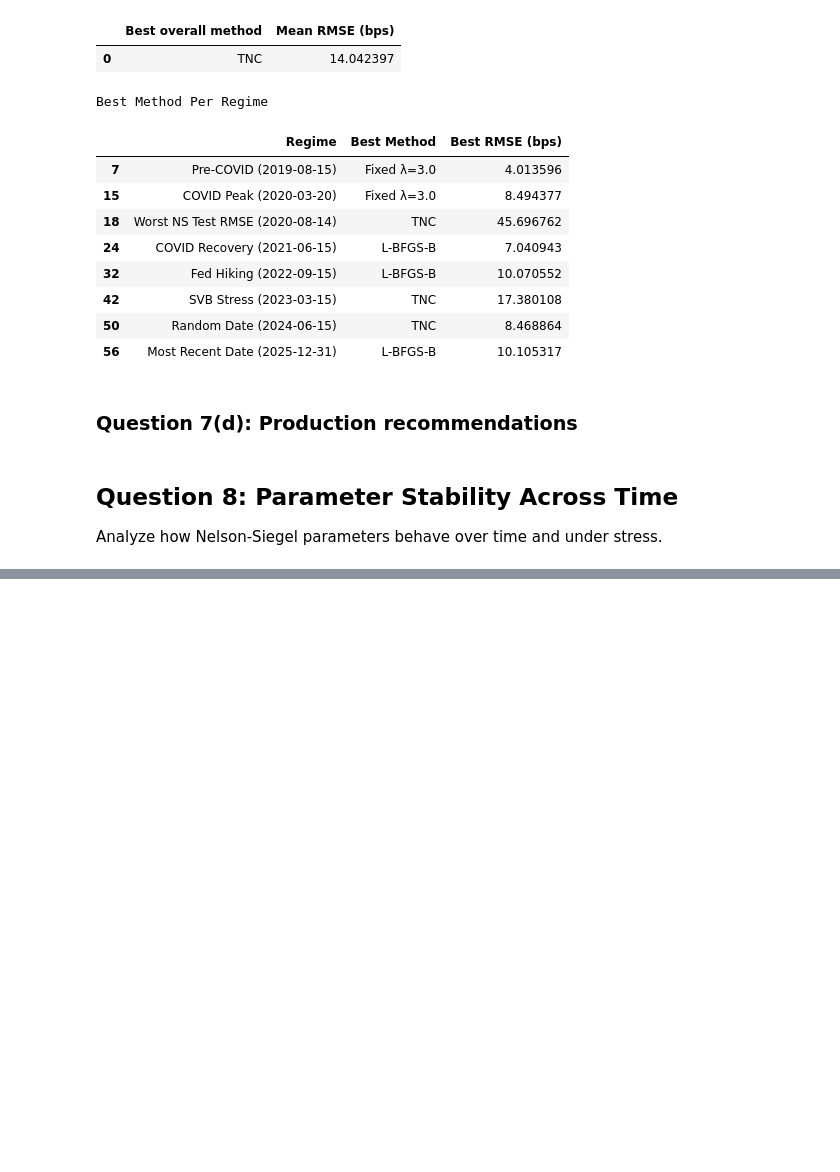
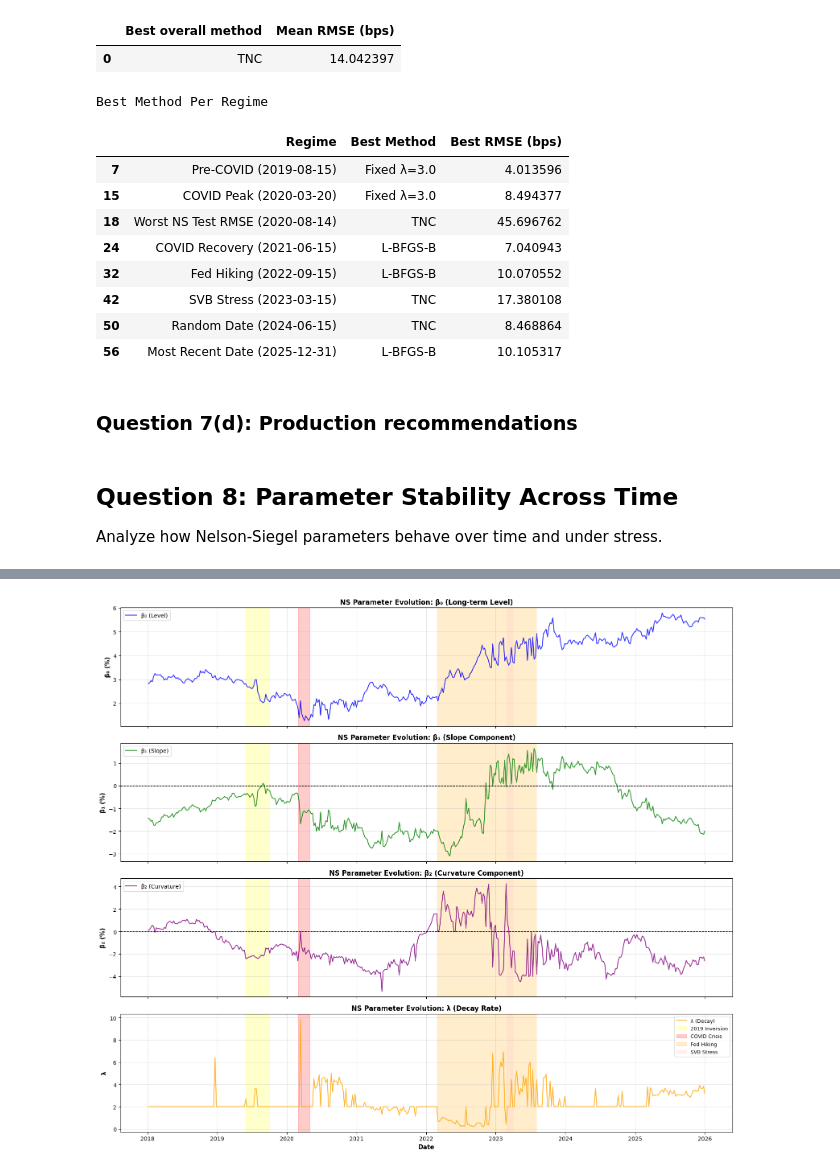
Before and after one commit to AdithSrinivasan/treasury-curve-models, a Jupyter notebook: fitting_yield_curves.ipynb, the cells around one changed output, grey strips where cells are left out. Drawn from its saved outputs; the diff is of its cells as text; code cells hidden in the pictures; blank space fills up the shorter version.

```diff
--- a/fitting_yield_curves.ipynb
+++ b/fitting_yield_curves.ipynb
@@ -3797,0 +3859,98 @@ Analyze how Nelson-Siegel parameters behave over time and under stress.
+# %%
+# Create Nelson-Siegel parameter time series plots by panel
+fig, axes = plt.subplots(4, 1, figsize=(16, 14), sharex=True)
+
+regime_periods = [
+    ("2019-06-01", "2019-10-01", "2019 Inversion", "yellow"),
+    ("2020-03-01", "2020-05-01", "COVID Crisis", "red"),
+    ("2022-03-01", "2023-08-01", "Fed Hiking", "orange"),
+    ("2023-03-01", "2023-04-01", "SVB Stress", "pink"),
+]
+
+# β₀ (Level)
+ax = axes[0]
+ax.plot(
+    weekly_params_df["date"],
+    weekly_params_df["beta0"] * 100,
+    color="b",
+    linewidth=1.5,
+    alpha=0.8,
+    label="β₀ (Level)",
+)
+for start, end, label, color in regime_periods:
+    ax.axvspan(pd.Timestamp(start), pd.Timestamp(end), alpha=0.2, color=color)
+ax.set_ylabel("β₀ (%)", fontsize=11, fontweight="bold")
+ax.set_title("NS Parameter Evolution: β₀ (Long-term Level)", fontsize=12, fontweight="bold")
+ax.grid(True, alpha=0.3)
+ax.legend(loc="upper left")
+
+# β₁ (Slope)
+ax = axes[1]
+ax.plot(
+    weekly_params_df["date"],
+    weekly_params_df["beta1"] * 100,
+    color="g",
+    linewidth=1.5,
+    alpha=0.8,
+    label="β₁ (Slope)",
+)
+ax.axhline(0, color="black", linestyle="--", linewidth=1)
+for start, end, label, color in regime_periods:
+    ax.axvspan(pd.Timestamp(start), pd.Timestamp(end), alpha=0.2, color=color)
+ax.set_ylabel("β₁ (%)", fontsize=11, fontweight="bold")
+ax.set_title("NS Parameter Evolution: β₁ (Slope Component)", fontsize=12, fontweight="bold")
+ax.grid(True, alpha=0.3)
+ax.legend(loc="upper left")
+
+# β₂ (Curvature)
+ax = axes[2]
+ax.plot(
+    weekly_params_df["date"],
+    weekly_params_df["beta2"] * 100,
+    color="purple",
+    linewidth=1.5,
+    alpha=0.8,
+    label="β₂ (Curvature)",
+)
+ax.axhline(0, color="black", linestyle="--", linewidth=1)
+for start, end, label, color in regime_periods:
+    ax.axvspan(pd.Timestamp(start), pd.Timestamp(end), alpha=0.2, color=color)
+ax.set_ylabel("β₂ (%)", fontsize=11, fontweight="bold")
+ax.set_title("NS Parameter Evolution: β₂ (Curvature Component)", fontsize=12, fontweight="bold")
+ax.grid(True, alpha=0.3)
+ax.legend(loc="upper left")
+
+# λ (Decay)
+ax = axes[3]
+ax.plot(
+    weekly_params_df["date"],
+    weekly_params_df["lambda"],
+    color="orange",
+    linewidth=1.5,
+    alpha=0.8,
+    label="λ (Decay)",
+)
+for start, end, label, color in regime_periods:
+    show_label = label if ax == axes[3] else None  # only one legend entry per color
+    ax.axvspan(pd.Timestamp(start), pd.Timestamp(end), alpha=0.2, color=color, label=show_label)
+ax.set_ylabel("λ", fontsize=11, fontweight="bold")
+ax.set_xlabel("Date", fontsize=11, fontweight="bold")
+ax.set_title("NS Parameter Evolution: λ (Decay Rate)", fontsize=12, fontweight="bold")
+ax.grid(True, alpha=0.3)
+# For regimes, set legend only once; groupby color for unique regime entries
+handles, labels = ax.get_legend_handles_labels()
+regime_legend = dict()
+for h, l in zip(handles, labels):
+    if l not in regime_legend:
+        regime_legend[l] = h
+ax.legend(
+    regime_legend.values(),
+    regime_legend.keys(),
+    loc="upper right",
+    fontsize=9,
+)
+
+plt.tight_layout()
+plt.show()
+# %% [output]
+[figure, added]
```
Also changed, not shown: parts of 25 cells of this notebook.
